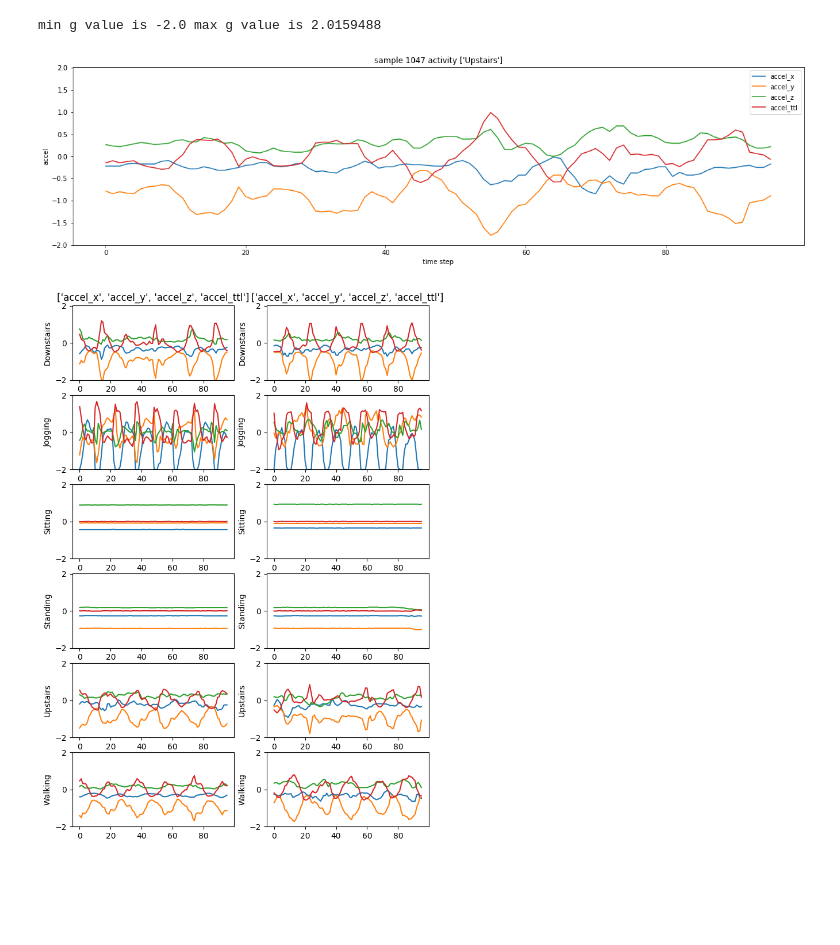
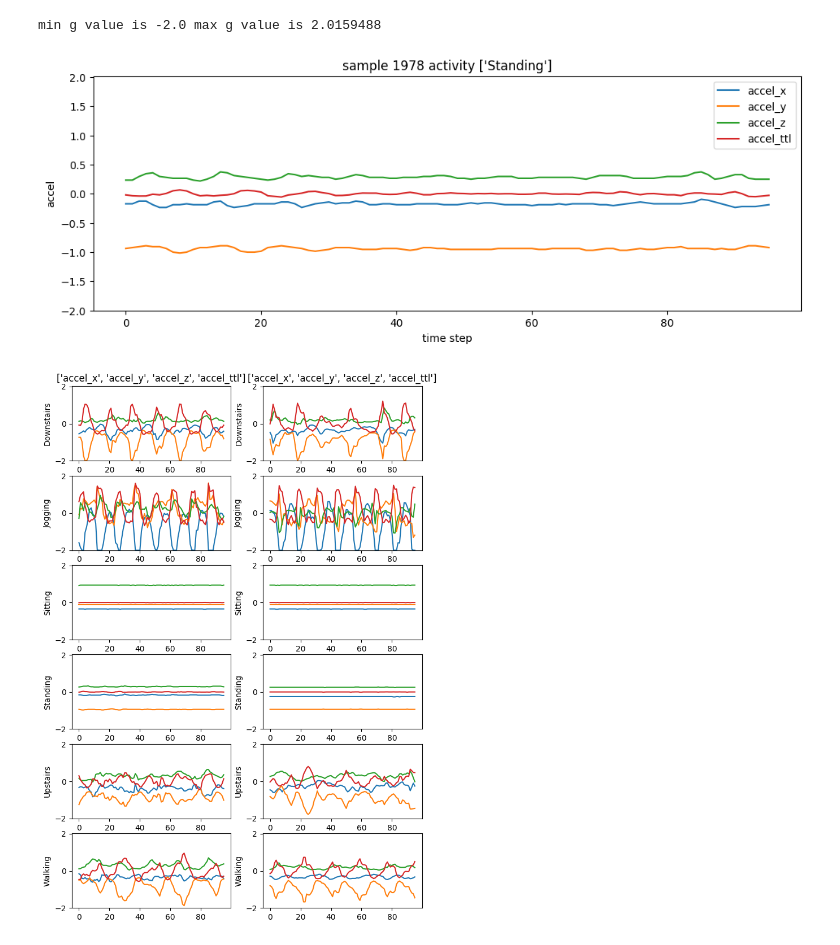
Before and after one commit to imics-lab/load_data_time_series, a Jupyter notebook: ts_visualize_ir.ipynb, the cells around one changed output. Saved outputs shown, nothing was run; the diff lists cells and outputs as text; code cells hidden in the pictures; blank space fills up the shorter version.

Commit message:
fixed IR2 for latest TWristAR rev

```diff
--- a/ts_visualize_ir.ipynb
+++ b/ts_visualize_ir.ipynb
@@ -54,7 +54,7 @@ Downloading load_data_transforms.py from IMICS git repo
 Downloading load_data_utils.py from IMICS git repo
 # %%
 #@title Select Dataset
-dataset = "TWristAR Free-Form" #@param ["TWristAR","TWristAR Free-Form","Gesture Phase Segmentation","PSG-Audio"]
+dataset = "TWristAR" #@param ["TWristAR","TWristAR Free-Form","Gesture Phase Segmentation","PSG-Audio"]
 # %% [markdown]
 # Get the dataset loaders to grab a dictionary of IR1 formatted data
 # %%
@@ -172,0 +139,31 @@ Instances of each label
+# %%
+try:
+    import twristar_load_dataset as twristar
+except:
+    get_py_file(fname = 'twristar_load_dataset.py', url = 'https://raw.githubusercontent.com/imics-lab/load_data_time_series/main/HAR/TWristAR/twristar_load_dataset.py')
+    import twristar_load_dataset as twristar
+twristar.scripted = True # set back to default if unscripted previously run
+ir1_dict = twristar.get_twristar_ir1_dict()
+label_dict = twristar.label_map_twristar
+# %%
+#all_channels = ['accel_x', 'accel_y', 'accel_z', 'accel_ttl', 'bvp', 'eda', 'p_temp']
+# TODO:  above should be pulled from dataframe column names
+print("All channels    ",twristar.all_channel_list)
+keep_channels = ['accel_x', 'accel_y', 'accel_z', 'accel_ttl']
+print("Keeping channels",keep_channels)
+subj_dict = dict(train_subj = [1,2],
+                validation_subj = [],
+                test_subj = [3])
+
+x_train, y_train, x_test, y_test= twristar.twristar_load_dataset(
+                                split_subj = subj_dict,
+                                one_hot_encode = False,
+                                keep_channel_list = ['accel_x', 'accel_y', 'accel_z', 'accel_ttl'],
+                                incl_val_group = False)
+
+print(utils.tabulate_numpy_arrays({"x_train":x_train,"y_train":y_train,
+                                   "x_test":x_test,"y_test":y_test}))
+# Convert the integer encoding back to strings
+xform.verbose = True
+y_train = xform.get_ir2_y_string_labels(y_train, label_map = twristar.label_map_twristar)
+xform.verbose = False
@@ -181,25 +196,25 @@ print ('min g value is',min_g,'max g value is',max_g)
 min g value is -2.0 max g value is 2.0159488
 # %%
 #@title Select Activity (each cell execution will display a random sample)
-Activity_Label = "Upstairs" #@param ['Downstairs','Jogging','Sitting','Standing','Upstairs','Walking']
-act_label = Activity_Label
-#Plot a random sample - each time cell is run a new one appears
+act_label = "Standing" #@param ['Downstairs','Jogging','Sitting','Standing','Upstairs','Walking']
+
+# Plot a random sample - each time cell is run a new one appears
 # find index of rows were both sub and activity match
 # see https://stackoverflow.com/questions/57496890/numpy-where-matching-two-specific-columns
 all_index = np.where(np.all(y_train == act_label, axis=1))
 sample_num = np.random.choice(all_index[0], size=1)[0]
-plt.figure(figsize=(20,5))
+plt.figure(figsize=(12,4))
 plt.ylim([min_g, max_g])
 plt.plot(x_train[sample_num])
 plt.title('sample '+str(sample_num)+' activity '+str(y_train[sample_num]))
 plt.xlabel("time step")
 # Note legend is specific to a version of TWristAR - need to fully implement a
 # dictionary with channel names to accomodate all datasets.
 plt.ylabel("accel")
-plt.legend(['accel_x', 'accel_y', 'accel_z', 'accel_ttl'])
+plt.legend(keep_channels)
 plt.show()
 # %% [output]
-[figure, old version]
+[figure, new version]
 # %%
 # Plot two random samples - this time side by side for all activities
 l_sub = 1
@@ -215,11 +230,8 @@ for act_label in unique_labels:
     r_index = np.random.choice(all_index[0], size=1)[0]
     r_idx_list.append(r_index)
 
-#all_index = np.where(np.all(y_and_sub[:,0:2] == [act_label, my_sub], axis=1))
-#sample_num = np.random.choice(all_index[0], size=1)[0]
 # plot side by side - leveraged from final plot in ts_throwdown which is pngs.
 # https://matplotlib.org/stable/gallery/subplots_axes_and_figures/subplots_demo.html?highlight=subplots
-# spacing needs to be adjusted
 # see https://matplotlib.org/stable/tutorials/intermediate/gridspec.html#sphx-glr-tutorials-intermediate-gridspec-py
 # see https://matplotlib.org/stable/tutorials/intermediate/tight_layout_guide.html
 if (len(l_idx_list) != len(r_idx_list)):
@@ -242,4 +254,4 @@ for r in range(rows):
         axs[r,c].set(ylabel=unique_labels[r])
         #axs[r,c].grid(True)
 # %% [output]
-[figure, old version]
+[figure, new version]
```
Also changed, not shown: parts of 6 cells of this notebook.
